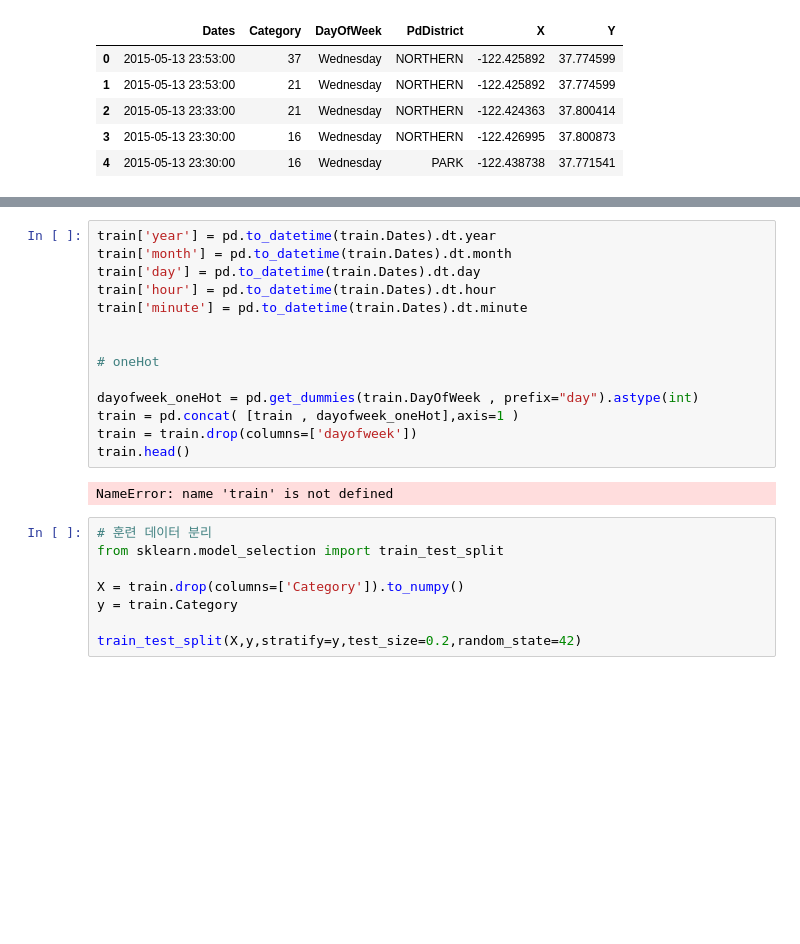
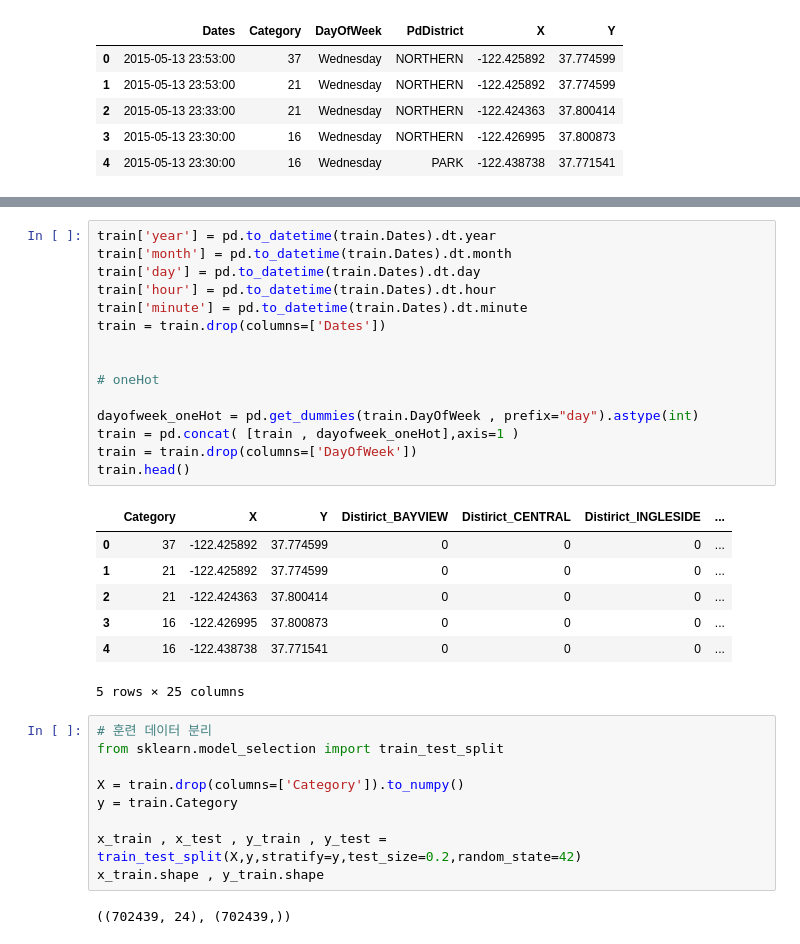
Before and after one commit to mminguu/pandas_main, a Jupyter notebook: part7/7.6_sanfrancisco_tree.ipynb, the cells around one changed output, grey strips where cells are left out. Cells and saved outputs as stored; diff of their text form; blank space fills up the shorter version.

```diff
--- a/part7/7.6_sanfrancisco_tree.ipynb
+++ b/part7/7.6_sanfrancisco_tree.ipynb
@@ -77,19 +108,26 @@ memory usage: 33.5+ MB
 # %%
 train['year'] = pd.to_datetime(train.Dates).dt.year
 train['month'] = pd.to_datetime(train.Dates).dt.month
 train['day'] = pd.to_datetime(train.Dates).dt.day
 train['hour'] = pd.to_datetime(train.Dates).dt.hour
 train['minute'] = pd.to_datetime(train.Dates).dt.minute
+train = train.drop(columns=['Dates'])
 
 
 # oneHot
 
 dayofweek_oneHot = pd.get_dummies(train.DayOfWeek , prefix="day").astype(int)
 train = pd.concat( [train , dayofweek_oneHot],axis=1 )
-train = train.drop(columns=['dayofweek'])
+train = train.drop(columns=['DayOfWeek'])
 train.head()
 # %% [output]
+|  | Category | X | Y | Distirict_BAYVIEW | Distirict_CENTRAL | Distirict_INGLESIDE | ... |
+| 0 | 37 | -122.425892 | 37.774599 | 0 | 0 | 0 | ... |
+| 1 | 21 | -122.425892 | 37.774599 | 0 | 0 | 0 | ... |
+| 2 | 21 | -122.424363 | 37.800414 | 0 | 0 | 0 | ... |
+| 3 | 16 | -122.426995 | 37.800873 | 0 | 0 | 0 | ... |
+| 4 | 16 | -122.438738 | 37.771541 | 0 | 0 | 0 | ... |
-NameError: name 'train' is not defined
+5 rows × 25 columns
 # %%
 # 훈련 데이터 분리
 from sklearn.model_selection import train_test_split
@@ -97,4 +135,7 @@ from sklearn.model_selection import train_test_split
 X = train.drop(columns=['Category']).to_numpy()
 y = train.Category
 
-train_test_split(X,y,stratify=y,test_size=0.2,random_state=42)
+x_train , x_test , y_train , y_test = train_test_split(X,y,stratify=y,test_size=0.2,random_state=42)
+x_train.shape , y_train.shape
+# %% [output]
+((702439, 24), (702439,))
```
Also changed, not shown: parts of 11 cells of this notebook.
